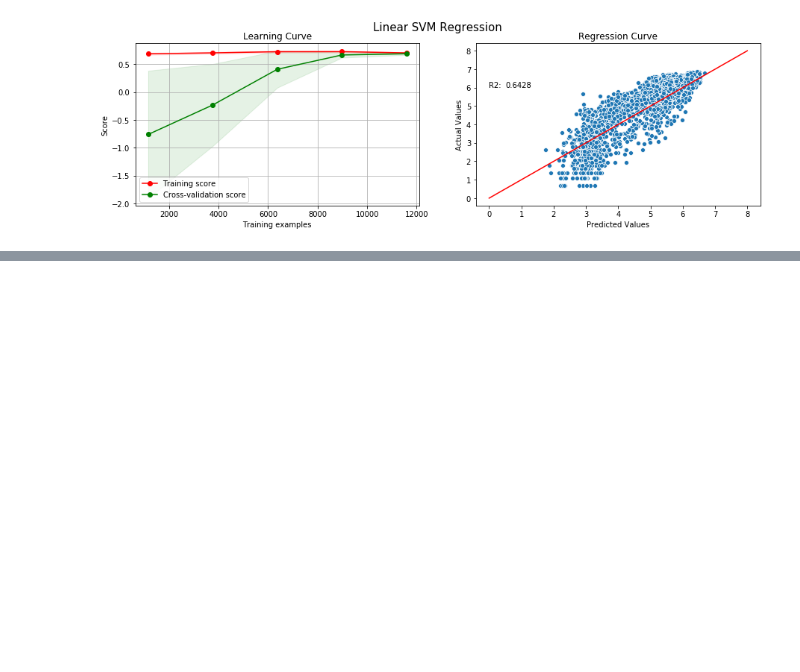
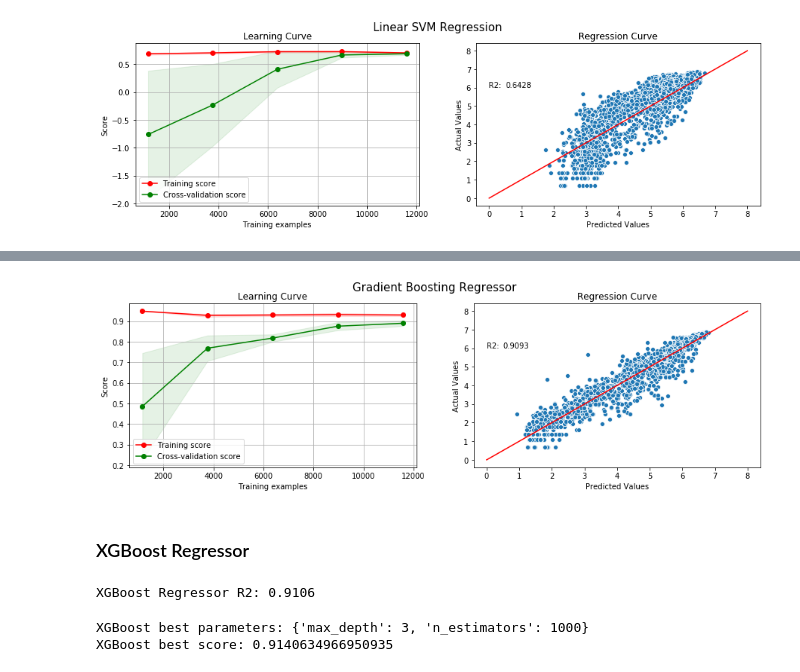
Before and after one commit to lhandal/bike_sharing_dask, a Jupyter notebook: Dask_Bike-Sharing_Leandro_Handal.ipynb, the cells around one changed output, grey strips where cells are left out. Drawn from its saved outputs; the diff is of its cells as text; code cells hidden in the pictures; blank space fills up the shorter version.

```diff
--- a/Dask_Bike-Sharing_Leandro_Handal.ipynb
+++ b/Dask_Bike-Sharing_Leandro_Handal.ipynb
@@ -955,0 +1048,4 @@ lsvm_plot()
+# %%
+gbr = GradientBoostingRegressor(learning_rate=0.1, n_estimators=1000)
+gbr_model = gbr.fit(X_train, y_train)
+y_pred_gbr = gbr.predict(X_test)
@@ -955,0 +1057,4 @@ lsvm_plot()
+# %%
+with joblib.parallel_backend('dask'):
+    param_gbr = {"learning_rate": [0.01, 0.1, 0.5], "n_estimators": [10, 100, 1000]}
+    gbr = GradientBoostingRegressor()
@@ -955,0 +1069,21 @@ lsvm_plot()
+# %%
+def gbr_plot():
+    fig, (ax1, ax2) = plt.subplots(ncols=2, figsize=(15, 4))
+    plot_learning_curve(gbr, title="Learning Curve", X=X.compute(), y=y.compute(), ax=ax1)
+    sns.scatterplot(y_pred_gbr, y_test, ax=ax2)
+    ax2.set_title("Regression Curve")
+    ax2.set_ylabel("Actual Values")
+    ax2.set_xlabel("Predicted Values")
+    fig.suptitle("Gradient Boosting Regressor", size=15)
+    X_plot = np.linspace(0, 8, 2)
+    Y_plot = X_plot
+    ax2.plot(X_plot, Y_plot, color="r")
+    ax2.text(0, 6, "R2:")
+    ax2.text(0.5, 6, gbr_score)
+
+
+gbr_plot()
+# %% [output]
+[figure, added]
+# %% [markdown]
+### XGBoost Regressor<a class="anchor" id="6.3.4"></a>
@@ -955,0 +1094,5 @@ lsvm_plot()
+# %%
+xgbr_score = round(xgbr.score(X_test, y_test), 4)
+print("XGBoost Regressor R2: {}".format(xgbr_score))
+# %% [output]
+XGBoost Regressor R2: 0.9106
@@ -955,0 +1103,8 @@ lsvm_plot()
+# %%
+grid_search = dcv.GridSearchCV(estimator=xgbr, param_grid=param_xgbr, cv=3)
+grid_search.fit(X, y)
+print(f'XGBoost best parameters: {grid_search.best_params_}')
+print(f'XGBoost best score: {grid_search.best_score_}')
+# %% [output]
+XGBoost best parameters: {'max_depth': 3, 'n_estimators': 1000}
+XGBoost best score: 0.9140634966950935
```
Also changed, not shown: parts of 22 cells of this notebook.
